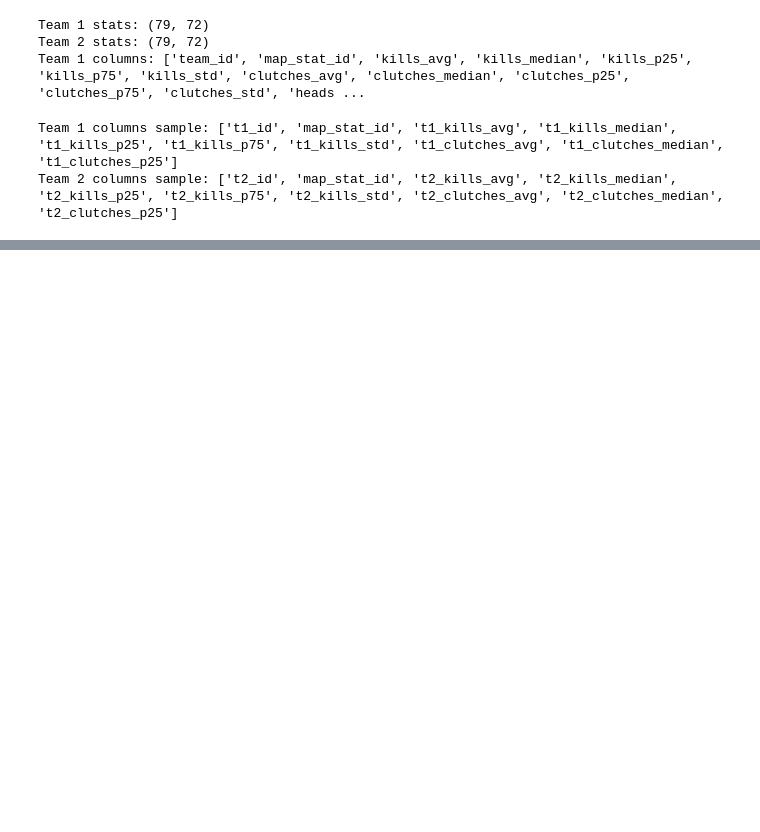
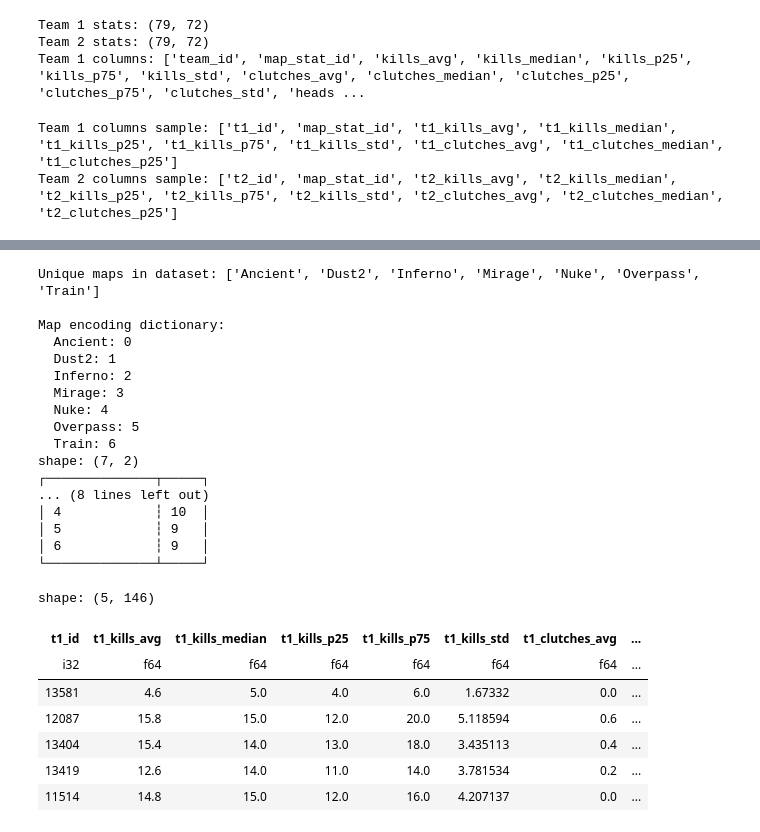
Before and after one commit to talDoFlemis/clutch-or-predict, a Jupyter notebook: notebooks/02-match-predictor.ipynb, the cells around one changed output, grey strips where cells are left out. Cells and saved outputs as stored; diff of their text form; code cells hidden in the pictures; blank space fills up the shorter version.

Commit message:
WIP: adding encoding and scaler

```diff
--- a/notebooks/02-match-predictor.ipynb
+++ b/notebooks/02-match-predictor.ipynb
@@ -282,0 +283,44 @@ shape: (5, 146)
+# %%
+# Get unique maps and sort them
+unique_maps = match_dataset['map_name'].unique().sort()
+print(f"Unique maps in dataset: {unique_maps.to_list()}")
+
+map_to_encoding = {map_name: idx for idx, map_name in enumerate(unique_maps)}
+print(f"\nMap encoding dictionary:")
+for map_name, encoding in map_to_encoding.items():
+    print(f"  {map_name}: {encoding}")
+
+match_dataset = match_dataset.with_columns(
+    pl.col('map_name').replace(map_to_encoding, return_dtype=pl.Int32).alias('map_encoding')
+)
+
+match_dataset = match_dataset.drop('map_name')
+
+print(match_dataset.group_by('map_encoding').len().sort('map_encoding'))
+match_dataset.head()
+# %% [output]
+Unique maps in dataset: ['Ancient', 'Dust2', 'Inferno', 'Mirage', 'Nuke', 'Overpass', 'Train']
+
+Map encoding dictionary:
+  Ancient: 0
+  Dust2: 1
+  Inferno: 2
+  Mirage: 3
+  Nuke: 4
+  Overpass: 5
+  Train: 6
+shape: (7, 2)
+┌──────────────┬─────┐
+... (8 lines left out)
+│ 4            ┆ 10  │
+│ 5            ┆ 9   │
+│ 6            ┆ 9   │
+└──────────────┴─────┘
+shape: (5, 146)
+| t1_id | t1_kills_avg | t1_kills_median | t1_kills_p25 | t1_kills_p75 | t1_kills_std | t1_clutches_avg | ... |
+| i32 | f64 | f64 | f64 | f64 | f64 | f64 | ... |
+| 13581 | 4.6 | 5.0 | 4.0 | 6.0 | 1.67332 | 0.0 | ... |
+| 12087 | 15.8 | 15.0 | 12.0 | 20.0 | 5.118594 | 0.6 | ... |
+| 13404 | 15.4 | 14.0 | 13.0 | 18.0 | 3.435113 | 0.4 | ... |
+| 13419 | 12.6 | 14.0 | 11.0 | 14.0 | 3.781534 | 0.2 | ... |
+| 11514 | 14.8 | 15.0 | 12.0 | 16.0 | 4.207137 | 0.0 | ... |
```
Also changed, not shown: parts of 4 cells of this notebook.
